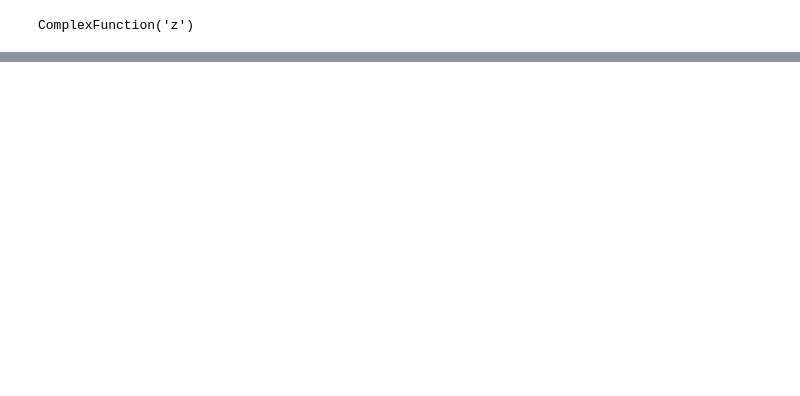
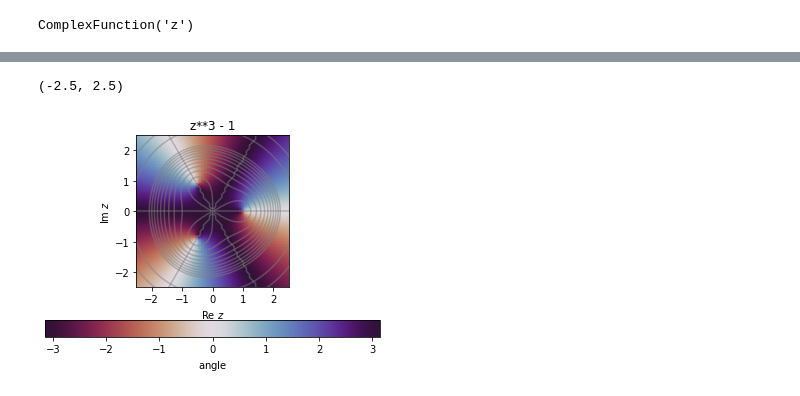
Before and after one commit to Ezra/domain-coloring, a Jupyter notebook: domain-coloring.ipynb, the cells around one changed output, grey strips where cells are left out. Cells and saved outputs as stored; diff of their text form; code cells hidden in the pictures; blank space fills up the shorter version.

```diff
--- a/domain-coloring.ipynb
+++ b/domain-coloring.ipynb
@@ -126,0 +157,11 @@ compare_funcs(
+# %%
+fig = compare_funcs(ComplexFunction(
+    'z**3 - 1',
+    z**3 - 1,
+))
+span = 5
+fig.axes[0].set_xlim(-span/2, span/2)
+fig.axes[0].set_ylim(-span/2, span/2)
+# %% [output]
+(-2.5, 2.5)
+[figure, added]
```
Also changed, not shown: parts of 10 cells of this notebook.
